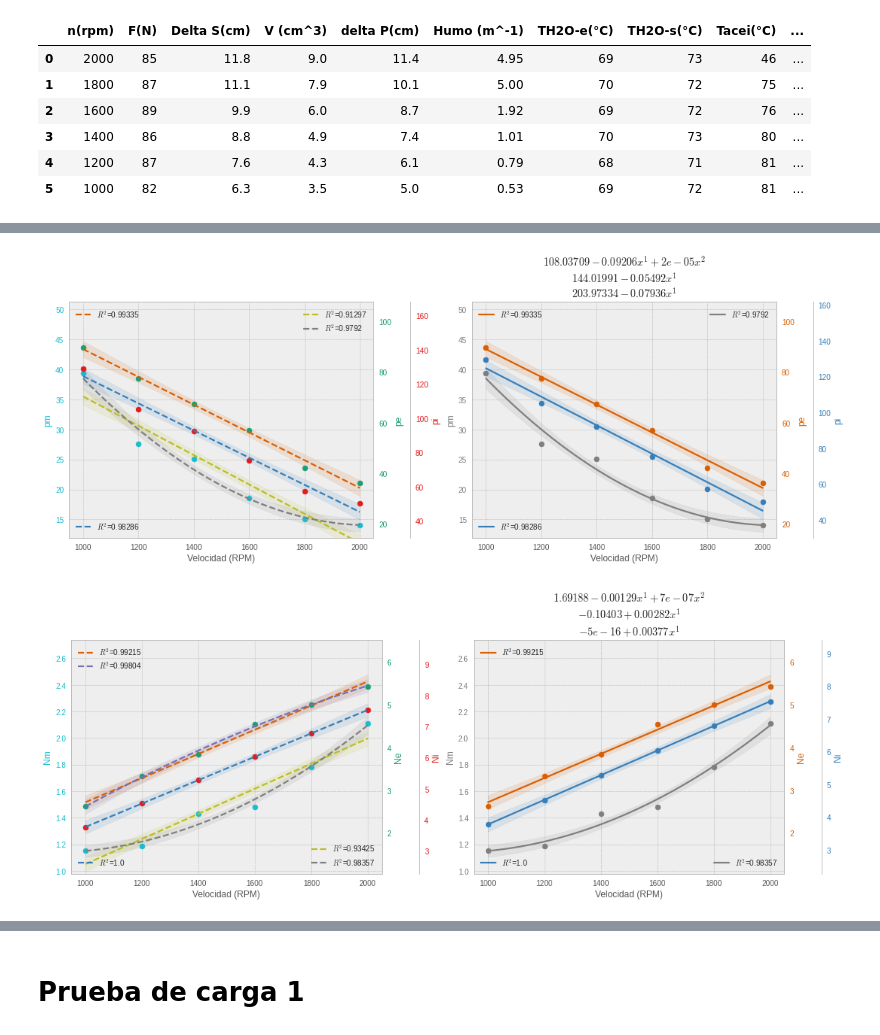
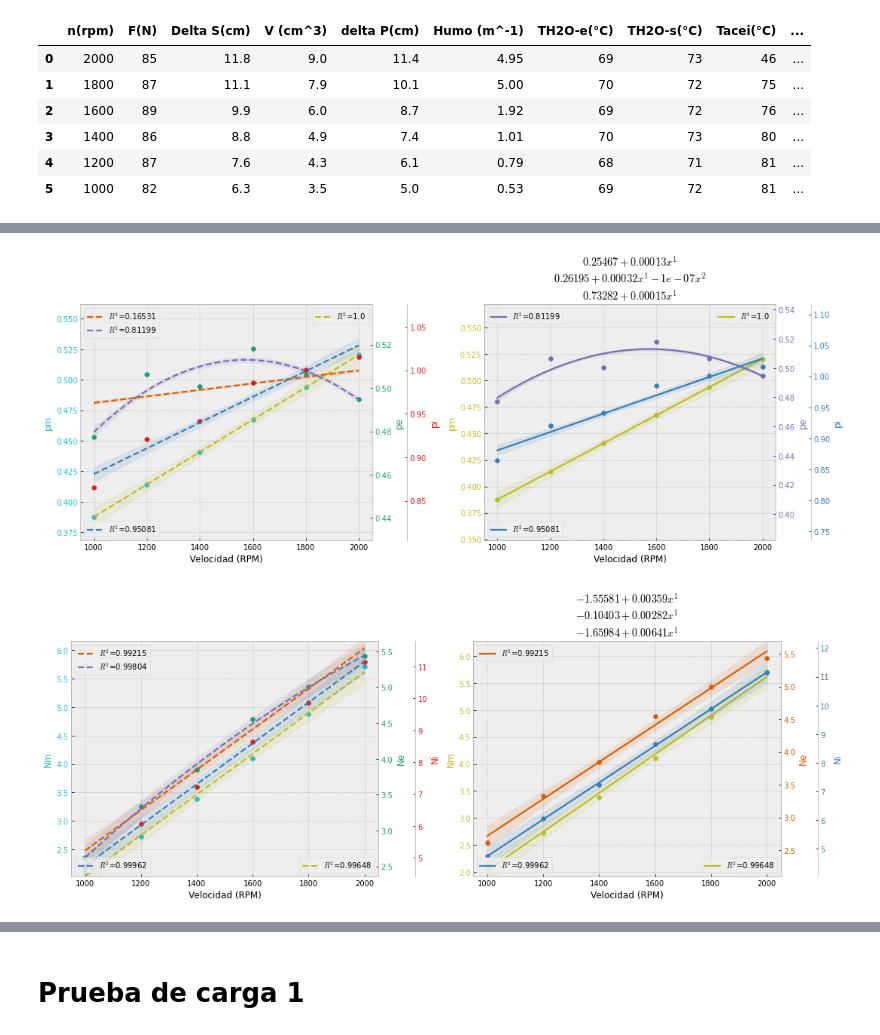
Before and after one commit to HeNeos/Reports-FIM-UNI, a Jupyter notebook: MN136-Motores de Combustion Interna/Laboratorio 4/MCI_LAB4.ipynb, the cells around one changed output, grey strips where cells are left out. Saved outputs shown, nothing was run; the diff lists cells and outputs as text; code cells hidden in the pictures.

Commit message:
Fixed calculations and plots

```diff
--- a/MN136-Motores de Combustion Interna/Laboratorio 4/MCI_LAB4.ipynb
+++ b/MN136-Motores de Combustion Interna/Laboratorio 4/MCI_LAB4.ipynb
@@ -157,0 +180,11 @@ def multiplot(grades, final_grade, x, y, s_x, s_y, _loc):
+# %%
+b = 0.305 #m
+W0 = 0.118 #kN
+
+df_motoreo = pd.read_csv(dir + 'motoreo.csv')
+df_motoreo['Mm (N.m)'] = b*(W0*1000-df_motoreo['Fdina (N) - Caliente']) #N-m
+df_motoreo['Nm (kW)'] =  (df_motoreo['Mm (N.m)']/1000)*2*np.pi*df_motoreo['n (rpm)']/60 #kW
+
+motoreo_regression = motoreo_plot([1,2], 1, df_motoreo['n (rpm)'], df_motoreo['Fdina (N) - Caliente'], 'n (RPM)', 'F dinamometro (N)')
+#motoreo_regression = motoreo_plot([1,2], 1, df_motoreo['n (rpm)'], df_motoreo['Mm (N.m)'], 'n (RPM)', 'F dinamometro (N)')
+df_motoreo
@@ -168,6 +209,7 @@ alpha_Ga = 30 #Grades
 b = 0.305 #m
 lo = 14.3 #kg/kg
 W0 = 0.118 #kN
+VH = np.pi*(8.73**2)*11/4 #cm^3
 
 #df_velocidad = pd.read_csv('/home/heneos/Downloads/velocidad.csv')
 df_velocidad = pd.read_csv(dir + 'velocidad.csv')
@@ -182,14 +224,15 @@ df_velocidad
 | 5 | 1000 | 82 | 6.3 | 3.5 | 5.0 | 0.53 | 69 | 72 | 81 | ... |
 # %%
 Fd = df_velocidad['F(N)']/1000 #kN
-Mm = b*(W0-Fd) #kN-m
+Mm = b*(W0-1e-3*motoreo_regression(df_velocidad['n(rpm)'])) #kN-m
+#Mm = motoreo_regression(df_velocidad['n(rpm)'])/1000 #kN-m
 Nm = Mm*2*np.pi*df_velocidad['n(rpm)']/60 #kW
-pm = 120*Nm/(df_velocidad['n(rpm)']*df_velocidad['V (cm^3)']*0.001) #MPa
+pm = 120*Nm/(df_velocidad['n(rpm)']*VH*0.001) #MPa
 
 Me = b*Fd #kN-m
 Ne = Me*2*np.pi*df_velocidad['n(rpm)']/60 #kW
 
-pe = 120*Ne/(df_velocidad['n(rpm)']*df_velocidad['V (cm^3)']*0.001) #MPa
+pe = 120*Ne/(df_velocidad['n(rpm)']*VH*0.001) #MPa
 pi = pm+pe
 
 Ni = Nm+Ne #kW
@@ -202,3 +245,16 @@ eta_m = Ne/Ni
 
 gi = 1000*Gc/Ni #g/kWh
 ge = 1000*Gc/Ne #g/kWh
+
+df_velocidad['Me (N.m)'] = Me*1e3
+df_velocidad['Ne(kW)'] = Ne
+df_velocidad['Mm (N.m)'] = Mm*1e3
+df_velocidad['Nm (kW)'] = Nm
+df_velocidad['Gc(kg/h)'] = Gc
+df_velocidad['Ni (kW)'] = Ni
+df_velocidad['eta e (%)'] = eta_e
+df_velocidad['eta i (%)'] = eta_i
+df_velocidad['eta m (%)'] = eta_m
+df_velocidad['ge(g/kW.h)'] = ge
+
+df_velocidad
@@ -215,13 +279,13 @@ multiplot([[1,2], [1,2]], [2, 1], df_velocidad['n(rpm)'], [Me, Ne], 'Velocidad (
 # %%
 #gen_plot([[1,2,3], [1,2], [1,2]], [2, 1, 1], df_velocidad['n(rpm)'], [pm, pe, pi], 'Velocidad (RPM)', ['pm', 'pe', 'pi'])
-multiplot([[1,2], [1], [1]], [2, 1, 1], df_velocidad['n(rpm)'], [pm, pe, pi], 'Velocidad (RPM)', ['pm', 'pe', 'pi'], [1,2,3])
+multiplot([[1], [1,2], [1]], [1, 2, 1], df_velocidad['n(rpm)'], [pm, pe, pi], 'Velocidad (RPM)', ['pm', 'pe', 'pi'], [1,2,3])
 # %% [output]
-[figure, old version]
+[figure, new version]
 # %%
 #gen_plot([[1,2,3], [1,2], [1]], [2, 1, 1], df_velocidad['n(rpm)'], [Nm, Ne, Ni], 'Velocidad (RPM)', ['Nm', 'Ne', 'Ni'])
-multiplot([[1,2], [1,2], [1]], [2, 1, 1], df_velocidad['n(rpm)'], [Nm, Ne, Ni], 'Velocidad (RPM)', ['Nm', 'Ne', 'Ni'], [4,2,3])
+multiplot([[1], [1,2], [1]], [1, 1, 1], df_velocidad['n(rpm)'], [Nm, Ne, Ni], 'Velocidad (RPM)', ['Nm', 'Ne', 'Ni'], [4,2,3])
 # %% [output]
-[figure, old version]
+[figure, new version]
 # %%
 fig, ax = plt.subplots(1,1,figsize=(10,5))
 test_plot([1,2], df_velocidad['n(rpm)'], Gc, fig, ax, cm.Dark2, True, False, False, 0)
```
Also changed, not shown: parts of 19 cells of this notebook.
